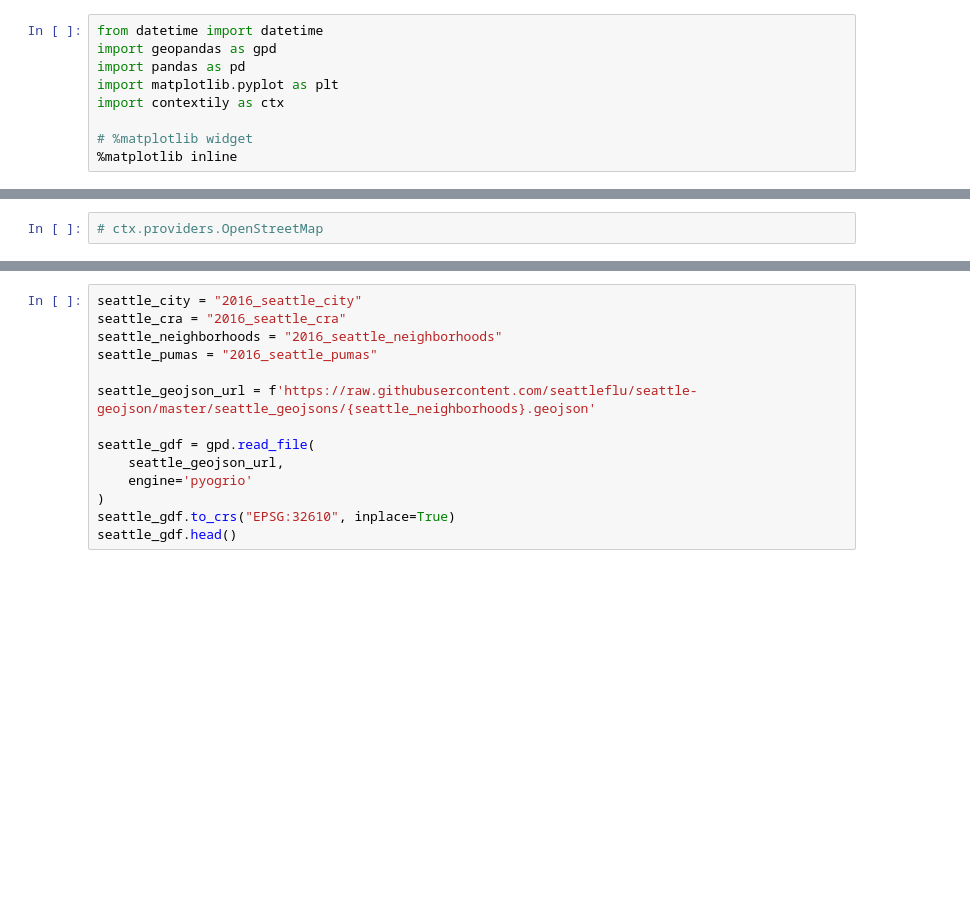
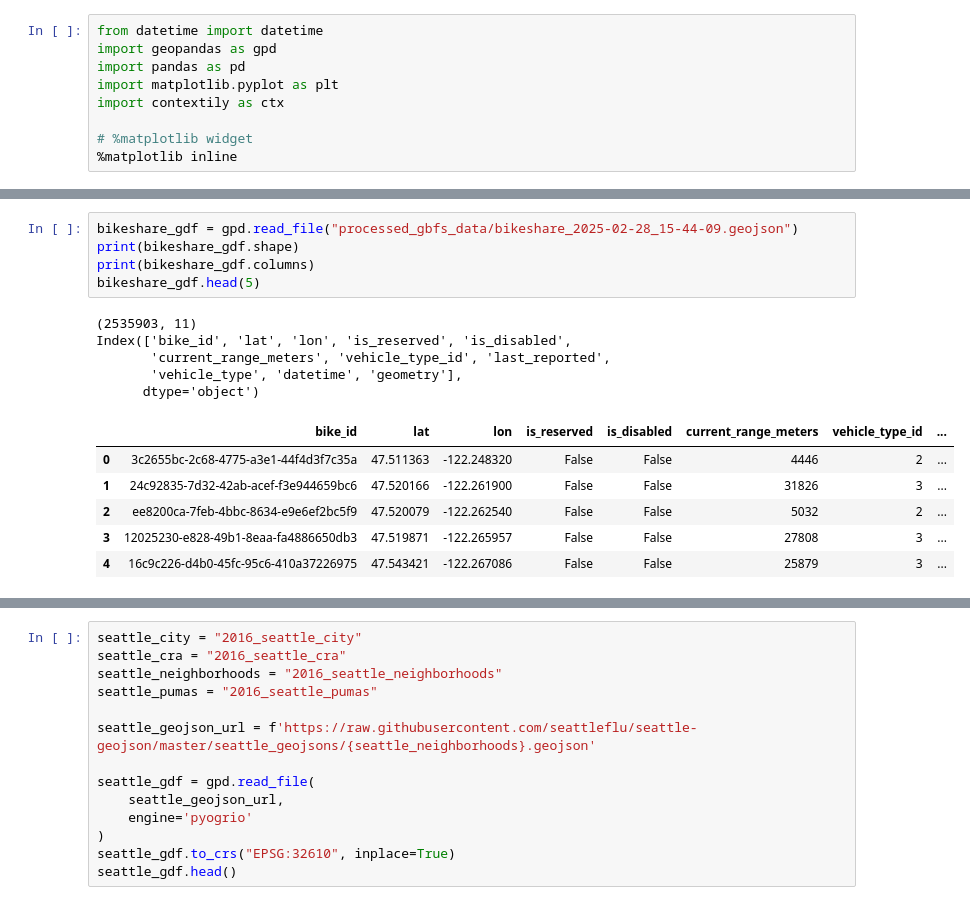
Before and after one commit to UW-GDA/seattle-micromobility, a Jupyter notebook: visualize.ipynb, the cells around one changed output, grey strips where cells are left out. Saved outputs shown, nothing was run; the diff lists cells and outputs as text; blank space fills up the shorter version.

```diff
--- a/visualize.ipynb
+++ b/visualize.ipynb
@@ -37,2 +23,17 @@ bikeshare_gdf.head()
-# %%
-# ctx.providers.OpenStreetMap
+# %%
+bikeshare_gdf = gpd.read_file("processed_gbfs_data/bikeshare_2025-02-28_15-44-09.geojson")
+print(bikeshare_gdf.shape)
+print(bikeshare_gdf.columns)
+bikeshare_gdf.head(5)
+# %% [output]
+(2535903, 11)
+Index(['bike_id', 'lat', 'lon', 'is_reserved', 'is_disabled',
+       'current_range_meters', 'vehicle_type_id', 'last_reported',
+       'vehicle_type', 'datetime', 'geometry'],
+      dtype='object')
+|  | bike_id | lat | lon | is_reserved | is_disabled | current_range_meters | vehicle_type_id | ... |
+| 0 | 3c2655bc-2c68-4775-a3e1-44f4d3f7c35a | 47.511363 | -122.248320 | False | False | 4446 | 2 | ... |
+| 1 | 24c92835-7d32-42ab-acef-f3e944659bc6 | 47.520166 | -122.261900 | False | False | 31826 | 3 | ... |
+| 2 | ee8200ca-7feb-4bbc-8634-e9e6ef2bc5f9 | 47.520079 | -122.262540 | False | False | 5032 | 2 | ... |
+| 3 | 12025230-e828-49b1-8eaa-fa4886650db3 | 47.519871 | -122.265957 | False | False | 27808 | 3 | ... |
+| 4 | 16c9c226-d4b0-45fc-95c6-410a37226975 | 47.543421 | -122.267086 | False | False | 25879 | 3 | ... |
```
Also changed, not shown: parts of 6 cells of this notebook.
